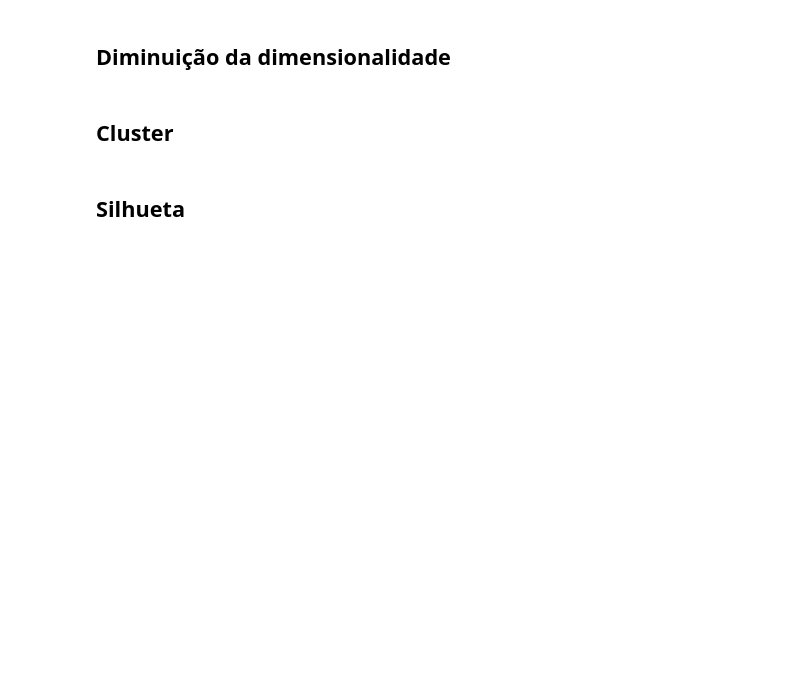
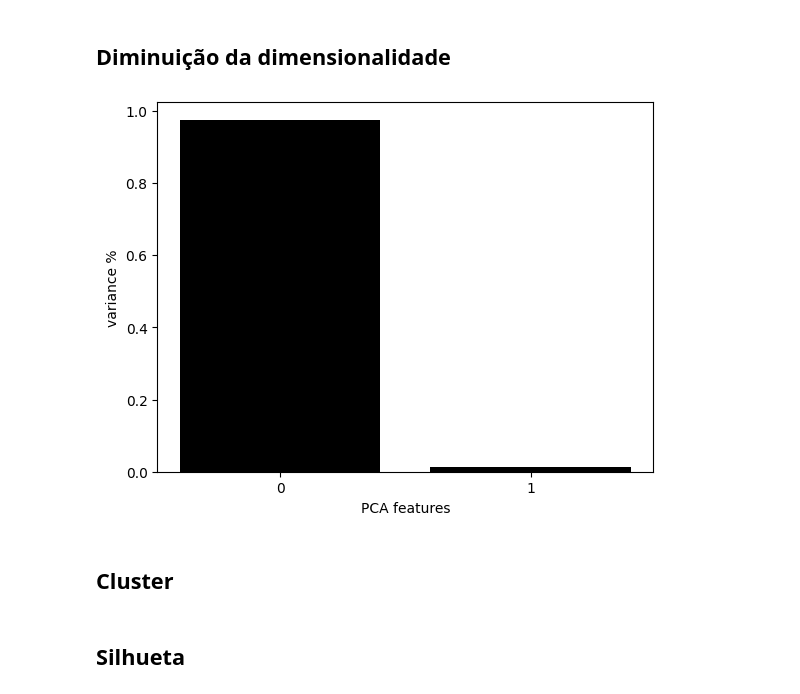
Before and after one commit to humbertoinfnet/classificacao-nao-supervisionada, a Jupyter notebook: classificacao_nao_supervisionada.ipynb, the cells around one changed output. Saved outputs shown, nothing was run; the diff lists cells and outputs as text; code cells hidden in the pictures; blank space fills up the shorter version.

```diff
--- a/classificacao_nao_supervisionada.ipynb
+++ b/classificacao_nao_supervisionada.ipynb
@@ -102,5 +139,5 @@ df_encoding.isna().sum()
 # %%
-df_encoding.dropna(inplace=True)
+df.dropna(inplace=True)
 # %%
 def enconding(df, dumies=False):
     if dumies:
@@ -119,16 +186,18 @@ df_normalizer
 # %% [markdown]
 ## Diminuição da dimensionalidade
 # %%
-pca = PCA(n_components=3)
+pca = PCA(n_components=2)
 principalComponents = pca.fit_transform(df_normalizer)
 
 features = range(pca.n_components_)
 plt.bar(features, pca.explained_variance_ratio_, color='black')
 plt.xlabel('PCA features')
 plt.ylabel('variance %')
 plt.xticks(features)
 
 PCA_components = pd.DataFrame(principalComponents)
+# %% [output]
+[figure, added]
 # %% [markdown]
 ## Cluster
 # %%
```
Also changed, not shown: parts of 22 cells of this notebook.
